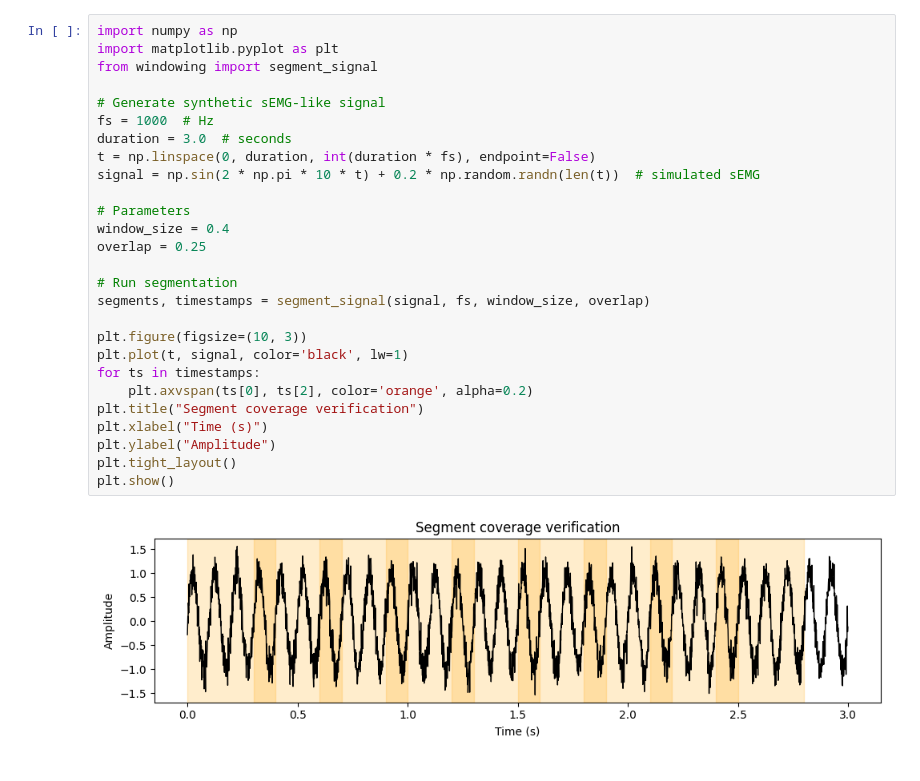
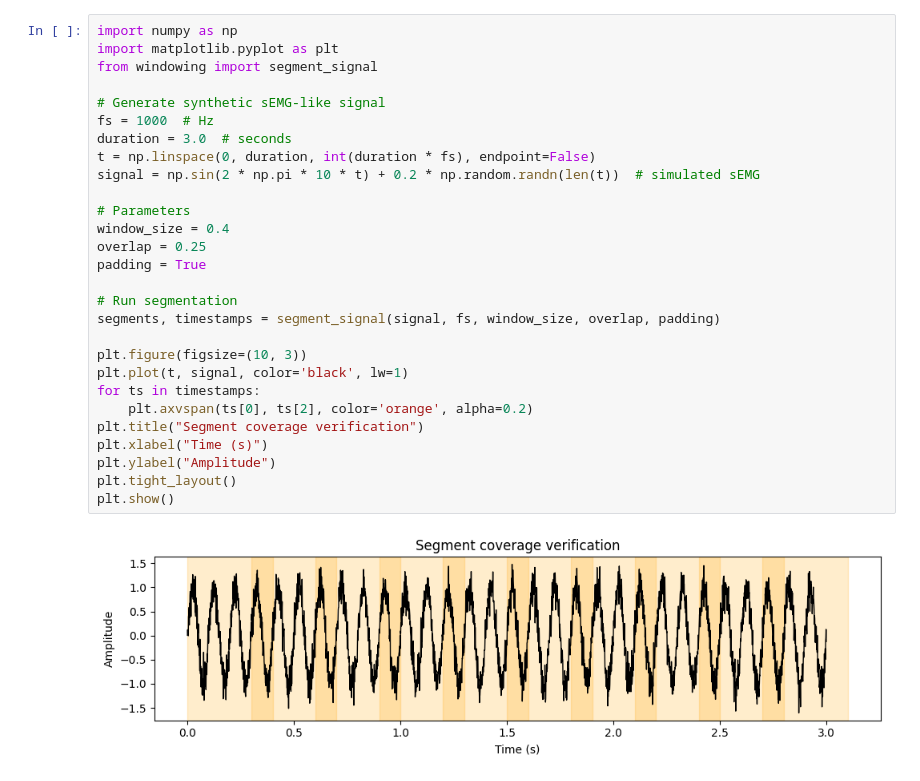
Before and after one commit to post-stroke-rehab/psr-pipeline, a Jupyter notebook: data_processing/windowing.ipynb, the cells around one changed output. Cells and saved outputs as stored; diff of their text form.

```diff
--- a/data_processing/windowing.ipynb
+++ b/data_processing/windowing.ipynb
@@ -1,29 +1,30 @@
 # %%
 import numpy as np
 import matplotlib.pyplot as plt
 from windowing import segment_signal
 
 # Generate synthetic sEMG-like signal
 fs = 1000  # Hz
 duration = 3.0  # seconds
 t = np.linspace(0, duration, int(duration * fs), endpoint=False)
 signal = np.sin(2 * np.pi * 10 * t) + 0.2 * np.random.randn(len(t))  # simulated sEMG
 
 # Parameters
 window_size = 0.4
 overlap = 0.25
+padding = True
 
 # Run segmentation
-segments, timestamps = segment_signal(signal, fs, window_size, overlap)
+segments, timestamps = segment_signal(signal, fs, window_size, overlap, padding)
 
 plt.figure(figsize=(10, 3))
 plt.plot(t, signal, color='black', lw=1)
 for ts in timestamps:
     plt.axvspan(ts[0], ts[2], color='orange', alpha=0.2)
 plt.title("Segment coverage verification")
 plt.xlabel("Time (s)")
 plt.ylabel("Amplitude")
 plt.tight_layout()
 plt.show()
 # %% [output]
-[figure, old version]
+[figure, new version]
```
